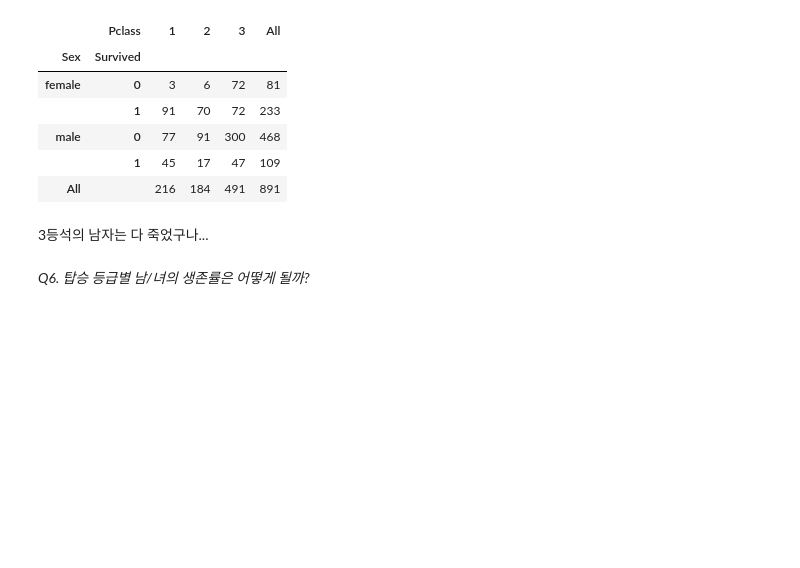
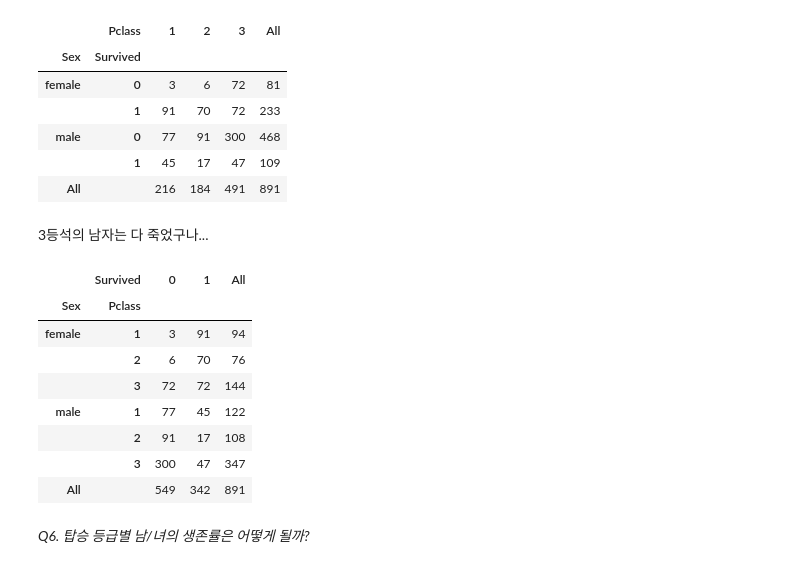
Before and after one commit to Steve-YJ/Explore-Kaggle, a Jupyter notebook: 01. Titanic/01. Kaggle-Titanic.ipynb, the cells around one changed output. Drawn from its saved outputs; the diff is of its cells as text; code cells hidden in the pictures; blank space fills up the shorter version.

```diff
--- a/01. Titanic/01. Kaggle-Titanic.ipynb
+++ b/01. Titanic/01. Kaggle-Titanic.ipynb
@@ -362,6 +362,18 @@ pd.crosstab([data.Sex, data.Survived], data.Pclass, margins=True).style.backgrou
 | All |  | 216 | 184 | 491 | 891 |
 # %% [markdown]
 3등석의 남자는 다 죽었구나...
+# %%
+pd.crosstab([data.Sex, data.Pclass], data.Survived, margins=True).style.background_gradient(cmap='summer_r')
+# %% [output]
+|  | Survived | 0 | 1 | All |
+| Sex | Pclass |  |  |  |
+| female | 1 | 3 | 91 | 94 |
+|  | 2 | 6 | 70 | 76 |
+|  | 3 | 72 | 72 | 144 |
+| male | 1 | 77 | 45 | 122 |
+|  | 2 | 91 | 17 | 108 |
+|  | 3 | 300 | 47 | 347 |
+| All |  | 549 | 342 | 891 |
 # %% [markdown]
 *Q6. 탑승 등급별 남/녀의 생존률은 어떻게 될까?*
 # %%
```
Also changed, not shown: parts of 3 cells of this notebook.
